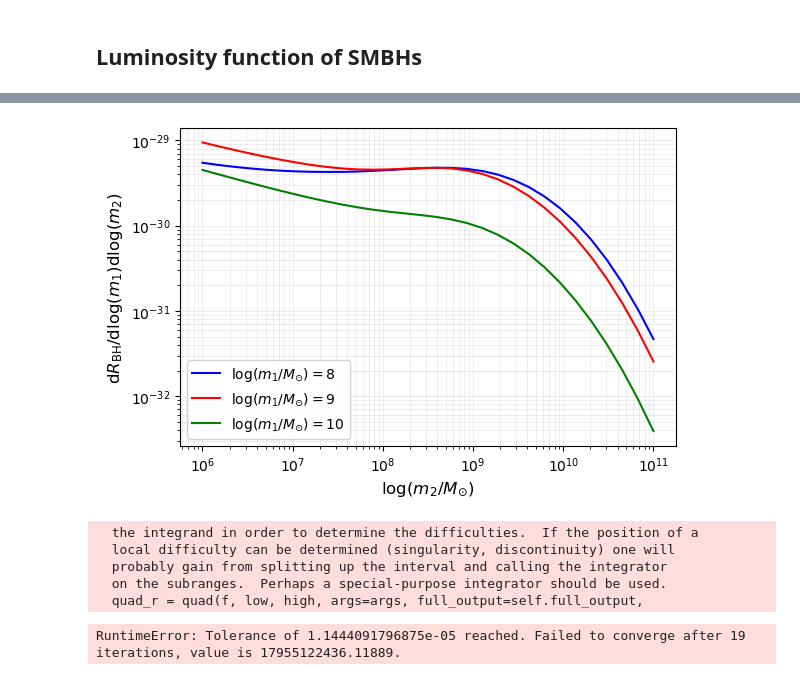
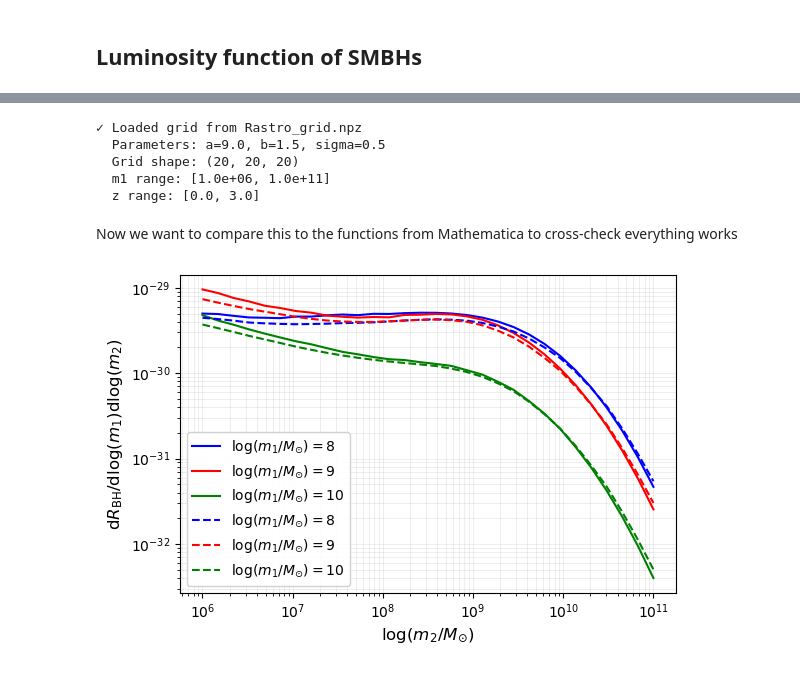
Before and after one commit to jurrutiaGW/SMBH_luminosity_function, a Jupyter notebook: SMBH_luminosity.ipynb, the cells around one changed output, grey strips where cells are left out. Saved outputs shown, nothing was run; the diff lists cells and outputs as text; code cells hidden in the pictures.

```diff
--- a/SMBH_luminosity.ipynb
+++ b/SMBH_luminosity.ipynb
@@ -59,7 +59,7 @@ keq = H(zeq)/(1+zeq)*kpc/c;
 
 # Distances
 logz_grid = np.arange(-6, 4.01, 0.01)
-z_vals = 10 ** z_grid
+z_vals = 10 ** logz_grid
 dc_points = []
 for z in z_vals:
     if z == 0:
@@ -289,7 +289,7 @@ def logmvMin(mbh, z, a, b, c, sigma):
     def f(x):
         return np.log10(pMBH(mbh, x, z, a, b, c, sigma)) + 3.0
     try:
-        r = root_scalar(f, bracket=[1.0, 1.0e18], method='brentq')
+        r = root_scalar(f, bracket=[1.0, 1.0e18])
         x_root = r.root
     except Exception:
         x_root =  optimize.newton(f, x0=mbh)
@@ -439,0 +528,9 @@ def PlogOmegaScal(logOmega, f, pbh, fref, alpha, beta, a, b, sigma, n):
+# %%
+# Now you load the data and construct the interpolator
+Rastro_interp = load_Rastro_interpolator('Rastro_grid.npz')
+# %% [output]
+✓ Loaded grid from Rastro_grid.npz
+  Parameters: a=9.0, b=1.5, sigma=0.5
+  Grid shape: (20, 20, 20)
+  m1 range: [1.0e+06, 1.0e+11]
+  z range: [0.0, 3.0]
@@ -440,36 +606,33 @@ def PlogOmegaScal(logOmega, f, pbh, fref, alpha, beta, a, b, sigma, n):
+# %% [markdown]
+Now we want to compare this to the functions from Mathematica to cross-check everything works
 # %%
-yvalues=[Rastro_qmc(1e8, 10**logm, 0., 9., 1.4, 0.5,  10**5) for logm in np.linspace(6, 11, 30)]
-yvalues2=[Rastro_qmc(1e9, 10**logm, 0., 9., 1.4, 0.5, 10**5) for logm in np.linspace(6, 11, 30)]
-yvalues3=[Rastro_qmc(1e10, 10**logm, 0., 9., 1.4, 0.5, 10**5) for logm in np.linspace(6, 11, 30)]
+yvalues=[Rastro_qmc(1e8, 10**logm, 0., 9., 1.4, 0.5,  1000) for logm in np.linspace(6, 11, 30)]
+yvalues2=[Rastro_qmc(1e9, 10**logm, 0., 9., 1.4, 0.5, 1000) for logm in np.linspace(6, 11, 30)]
+yvalues3=[Rastro_qmc(1e10, 10**logm, 0., 9., 1.4, 0.5, 1000) for logm in np.linspace(6, 11, 30)]
+yvaluesa=[Rastro_interp(1e8, 10**logm, 0.) for logm in np.linspace(6, 11, 30)]
+yvalues2a=[Rastro_interp(1e9, 10**logm, 0) for logm in np.linspace(6, 11, 30)]
+yvalues3a=[Rastro_interp(1e10, 10**logm,0) for logm in np.linspace(6, 11, 30)]
 xvalues=[10**z for z in np.linspace(6, 11, 30)]
 # %%
 plt.figure(figsize=(6, 4))
 # Plot with labels and custom styles
 plt.plot(xvalues, yvalues, label=r'$\log(m_1/M_{\odot})=8$', color='blue')
 plt.plot(xvalues, yvalues2, label=r'$\log(m_1/M_{\odot})=9$',color='red')
 plt.plot(xvalues, yvalues3, label=r'$\log(m_1/M_{\odot})=10$', color='green')
+plt.plot(xvalues, yvaluesa, label=r'$\log(m_1/M_{\odot})=8$', color='blue',linestyle='--')
+plt.plot(xvalues, yvalues2a, label=r'$\log(m_1/M_{\odot})=9$',color='red',linestyle='--')
+plt.plot(xvalues, yvalues3a, label=r'$\log(m_1/M_{\odot})=10$', color='green',linestyle='--')
 # Log scales
 plt.xscale('log')
 plt.yscale('log')
 # Labels with optional LaTeX formatting
 plt.xlabel(r'$\log(m_2/M_{\odot})$', fontsize=12)
 plt.ylabel(r'${\rm d} R_{\rm BH}/{\rm d}\log(m_1){\rm d}\log(m_2)$', fontsize=12)  # Use r'' for LaTeX
 # Grid for both major and minor ticks
 plt.grid(True, alpha=0.3, which='both', linestyle='-', linewidth=0.5)
 # Legend with styling
 plt.legend(loc='lower left', framealpha=0.9, fontsize=10, frameon=True)
 plt.tight_layout()
 plt.show()
 # %% [output]
-[figure, old version]
+[figure, new version]
-# %%
-yval1= [PlogOmegaScal(logOmega, 1e-9, 0.1, 15*10**-9, 5/8, 8/3, 9, 1.5, 0.5, 10**6) for logOmega in np.linspace(-20, -5, 25)]
-
-xval1= [10**logOmega for logOmega in np.linspace(-20, -5, 25)]
-# %% [output]
-  the integrand in order to determine the difficulties.  If the position of a
-  local difficulty can be determined (singularity, discontinuity) one will
-  probably gain from splitting up the interval and calling the integrator
-  on the subranges.  Perhaps a special-purpose integrator should be used.
-  quad_r = quad(f, low, high, args=args, full_output=self.full_output,
-RuntimeError: Tolerance of 1.1444091796875e-05 reached. Failed to converge after 19 iterations, value is 17955122436.11889.
```
Also changed, not shown: parts of 15 cells of this notebook, 3 other files.
